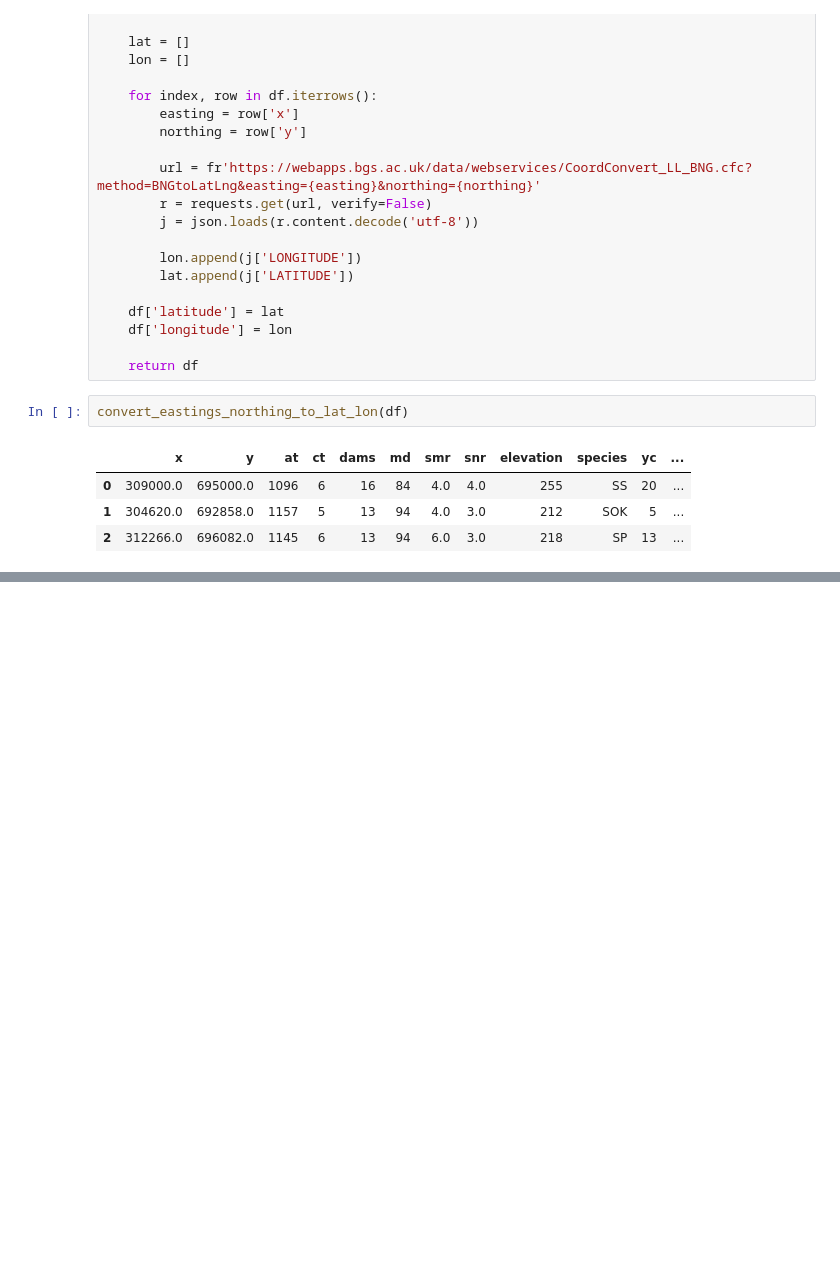
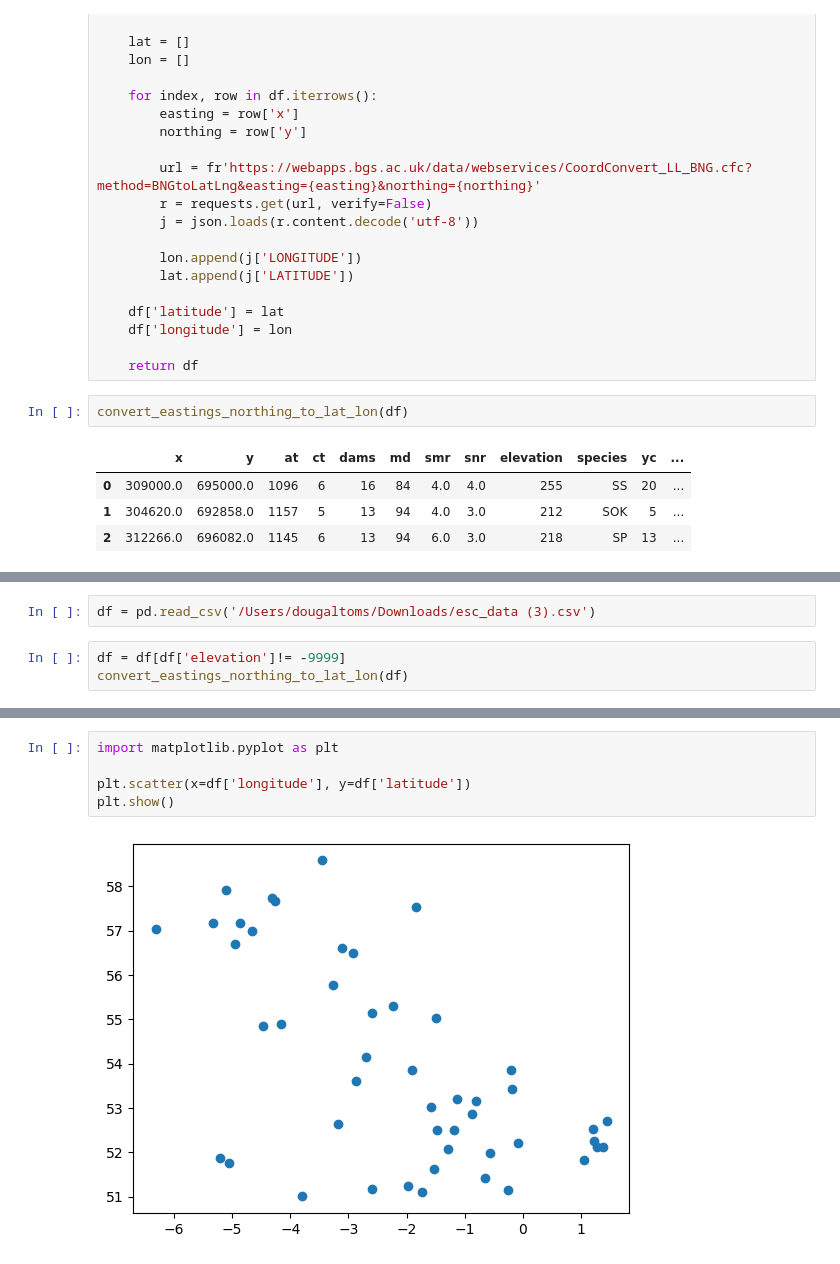
Before and after one commit to dougaltoms/Rewilder, a Jupyter notebook: dev.ipynb, the cells around one changed output, grey strips where cells are left out. Saved outputs shown, nothing was run; the diff lists cells and outputs as text; blank space fills up the shorter version.

```diff
--- a/dev.ipynb
+++ b/dev.ipynb
@@ -217,0 +248,5 @@ convert_eastings_northing_to_lat_lon(df)
+# %%
+df = pd.read_csv('/Users/dougaltoms/Downloads/esc_data (3).csv')
+# %%
+df = df[df['elevation']!= -9999]
+convert_eastings_northing_to_lat_lon(df)
@@ -217,0 +271,7 @@ convert_eastings_northing_to_lat_lon(df)
+# %%
+import matplotlib.pyplot as plt
+
+plt.scatter(x=df['longitude'], y=df['latitude'])
+plt.show()
+# %% [output]
+[figure, added]
```
Also changed, not shown: parts of 3 cells of this notebook.
